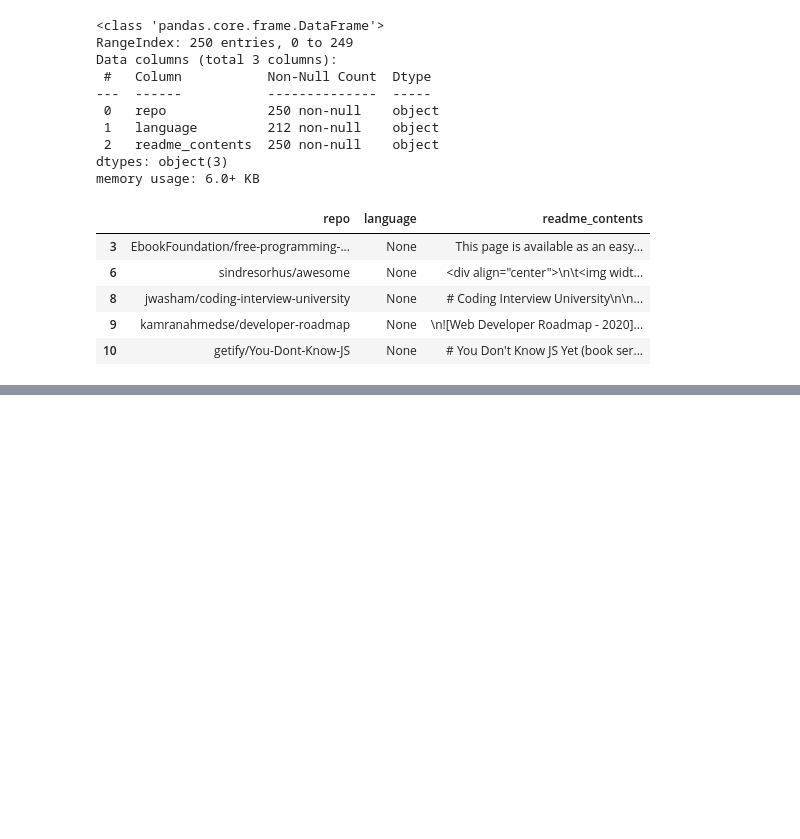
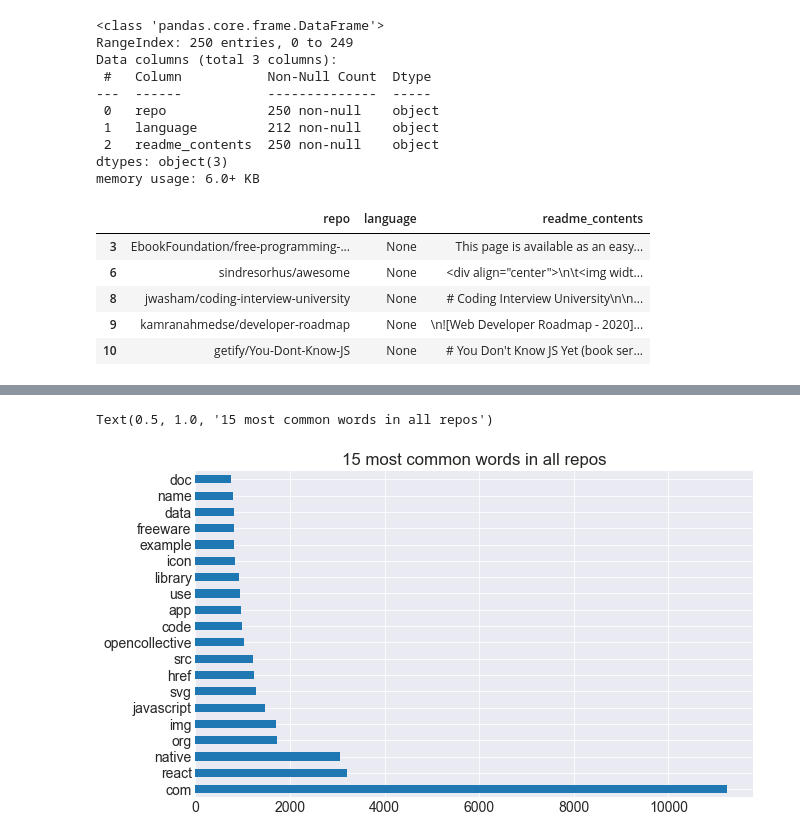
Before and after one commit to The-Tree-Muskeeters/git-language, a Jupyter notebook: nlp_project_redo.ipynb, the cells around one changed output, grey strips where cells are left out. Cells and saved outputs as stored; diff of their text form; code cells hidden in the pictures; blank space fills up the shorter version.

```diff
--- a/nlp_project_redo.ipynb
+++ b/nlp_project_redo.ipynb
@@ -172,0 +185,3 @@ Name: language, dtype: int64
+# %%
+# We next call a function named 'prep_contents' from prepare.py
+df = prepare_r.prep_contents(df)
@@ -172,0 +197,3 @@ Name: language, dtype: int64
+# %%
+df = df.drop(columns = ['original', 'normalized', 'stemmed', 'lemmatized'])
+df = df.reset_index(drop = True)
@@ -172,0 +207,4 @@ Name: language, dtype: int64
+# %%
+# Train test split before exploration
+
+train, test = train_test_split(df, train_size = 0.8, random_state = 123, stratify = df.language)
@@ -172,0 +225,3 @@ Name: language, dtype: int64
+# %%
+word_counts = pd.Series((' '.join(train.cleaned)).split()).value_counts()
+word_counts
@@ -172,0 +241,7 @@ Name: language, dtype: int64
+# %%
+plt.figure(figsize = (10,6))
+word_counts.head(20).plot.barh()
+plt.title('15 most common words in all repos')
+# %% [output]
+Text(0.5, 1.0, '15 most common words in all repos')
+[figure, added]
```
Also changed, not shown: parts of 17 cells of this notebook.
